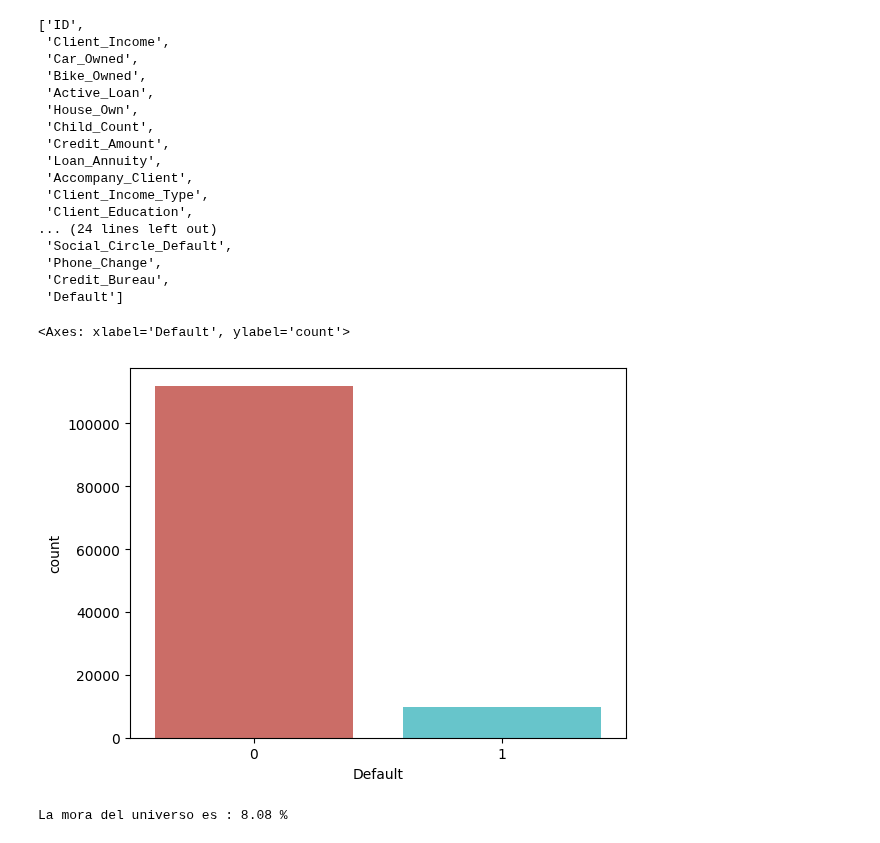
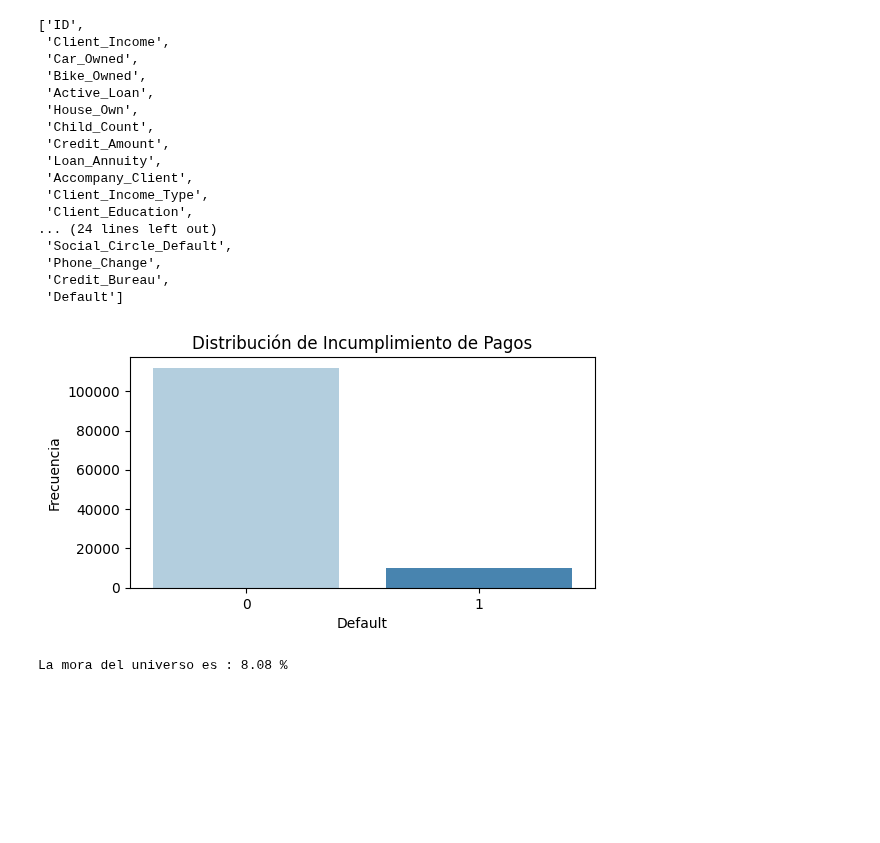
Before and after one commit to JCaballerot/Credit-Scoring, a Jupyter notebook: CreditScoring/00. Lab_Automobile_Scorecard.ipynb, the cells around one changed output. Drawn from its saved outputs; the diff is of its cells as text; code cells hidden in the pictures; blank space fills up the shorter version.

```diff
--- a/CreditScoring/00. Lab_Automobile_Scorecard.ipynb
+++ b/CreditScoring/00. Lab_Automobile_Scorecard.ipynb
@@ -121,12 +127,25 @@ pddf.columns.tolist()
  'Phone_Change',
  'Credit_Bureau',
  'Default']
-# %%
-# Analizando el target
-sns.countplot(x='Default', data = pddf, palette = 'hls')
-# %% [output]
-<Axes: xlabel='Default', ylabel='count'>
-[figure, removed]
+# %%
+# Analizando el target
+
+# Crear una figura y especificar el tamaño
+plt.figure(figsize=(6, 3))
+
+# Crear el gráfico
+sns.countplot(x='Default', data=pddf, palette='Blues')
+
+# Agregar nombres a los ejes
+plt.ylabel('Frecuencia')
+
+# Agregar un título al gráfico
+plt.title('Distribución de Incumplimiento de Pagos')
+
+# Mostrar el gráfico
+plt.show()
+# %% [output]
+[figure, added]
 # %%
 print('La mora del universo es :', round(pddf.Default.mean(),4)*100,'%')
 # %% [output]
```
Also changed, not shown: parts of 285 cells of this notebook.
